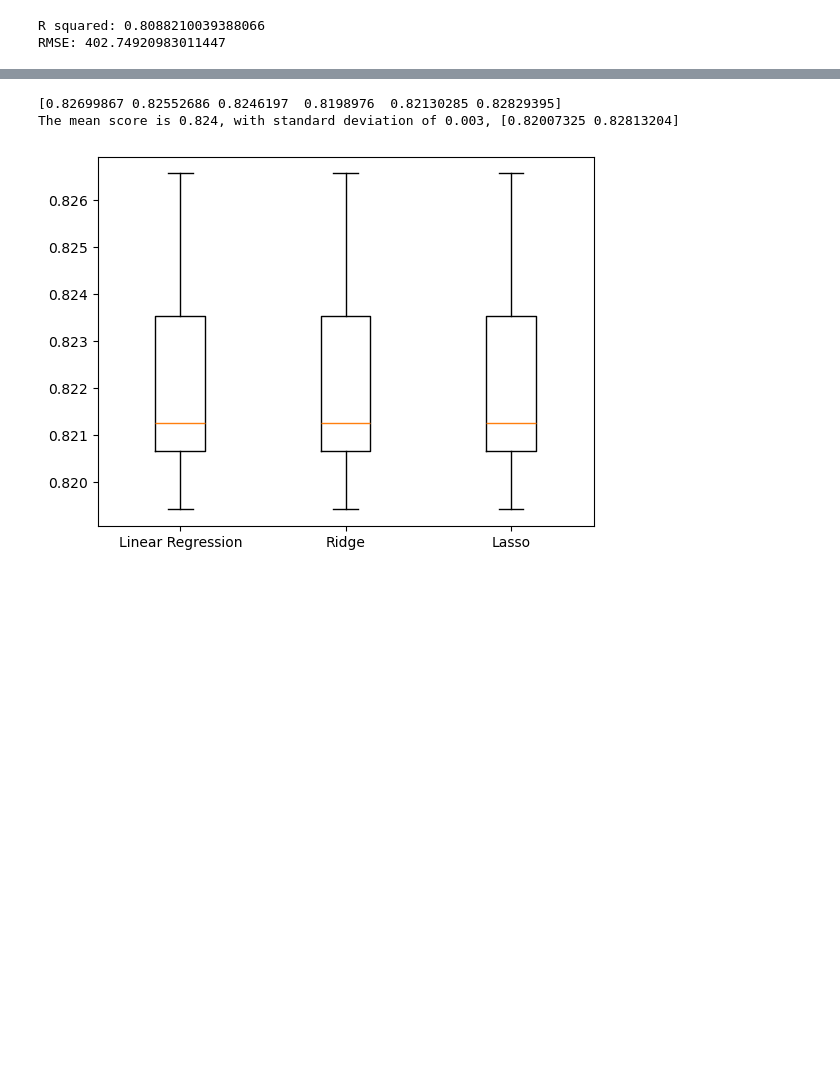
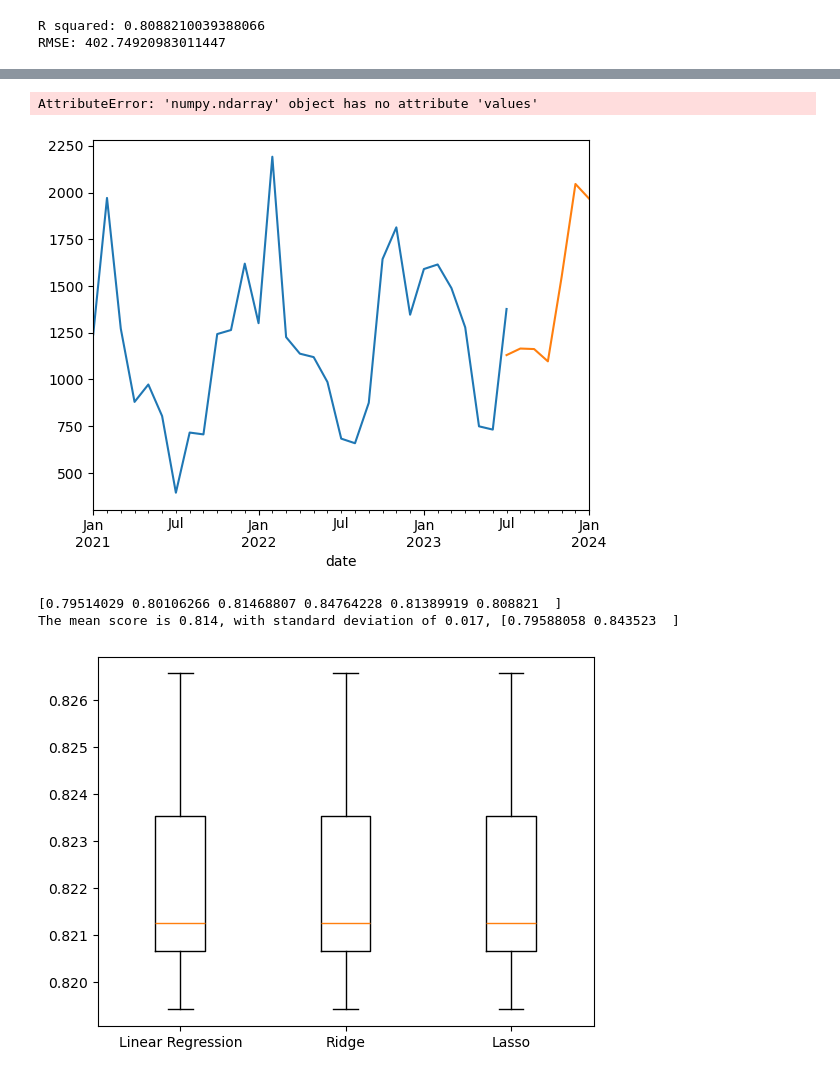
Before and after one commit to IreneKilgannon/PFDA, a Jupyter notebook: PFDA-project/wind.ipynb, the cells around one changed output, grey strips where cells are left out. Saved outputs shown, nothing was run; the diff lists cells and outputs as text; code cells hidden in the pictures; blank space fills up the shorter version.

```diff
--- a/PFDA-project/wind.ipynb
+++ b/PFDA-project/wind.ipynb
@@ -951,12 +986,21 @@ Actual Values: [ 786.5  2530.25  972.75 1441.    127.5 ]
+# %%
+y_train.resample('ME').mean().plot(label = 'train')
+y_test.resample('ME').mean().plot(label = 'test')
+y_predictions.values.plot(label = 'predictions')
+plt.legend()
+plt.show()
+# %% [output]
+AttributeError: 'numpy.ndarray' object has no attribute 'values'
+[figure, added]
 # %%
-kf = KFold(n_splits= 6, shuffle= True, random_state= 241)
+kf = KFold(n_splits= 6)
 reg = LinearRegression()
 cv_results = cross_val_score(reg, X, y, cv = kf)
 print(cv_results)
 print(f'The mean score is {np.mean(cv_results).round(3)}, with standard deviation of {np.std(cv_results).round(3)}, {np.quantile(cv_results, [0.025, 0.975])}')
 # %% [output]
-[0.82699867 0.82552686 0.8246197  0.8198976  0.82130285 0.82829395]
-The mean score is 0.824, with standard deviation of 0.003, [0.82007325 0.82813204]
+[0.79514029 0.80106266 0.81468807 0.84764228 0.81389919 0.808821  ]
+The mean score is 0.814, with standard deviation of 0.017, [0.79588058 0.843523  ]
 # %%
 from sklearn.preprocessing import StandardScaler
 
```
Also changed, not shown: parts of 10 cells of this notebook, 7 other files.
